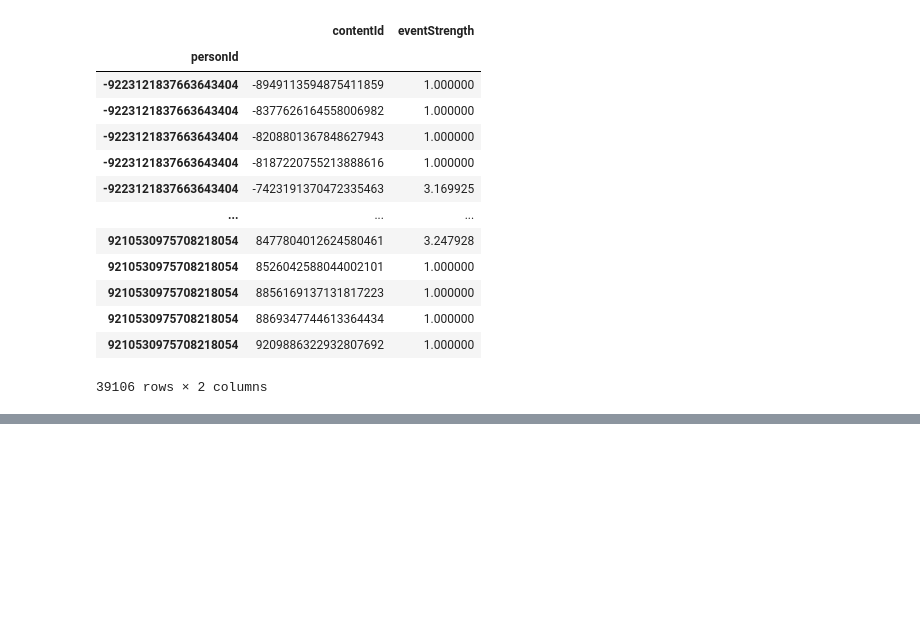
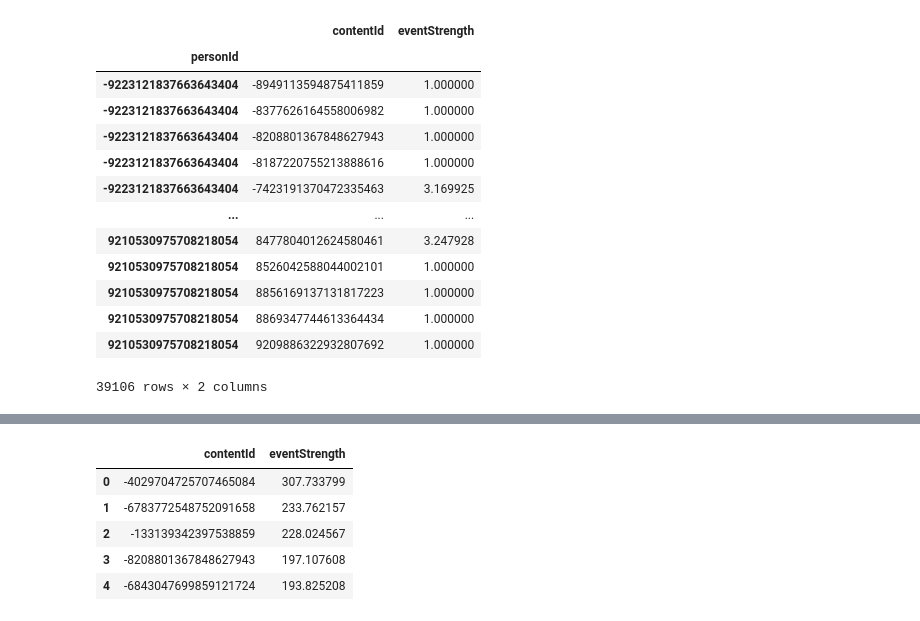
Before and after one commit to JIPiration/kaggles, a Jupyter notebook: Dataset_articles-sharing-and-reading-from-CI&T-DeskDrop/03_recommender-systems-in-python-101.ipynb, the cells around one changed output, grey strips where cells are left out. Cells and saved outputs as stored; diff of their text form; code cells hidden in the pictures; blank space fills up the shorter version.

```diff
--- a/Dataset_articles-sharing-and-reading-from-CI&T-DeskDrop/03_recommender-systems-in-python-101.ipynb
+++ b/Dataset_articles-sharing-and-reading-from-CI&T-DeskDrop/03_recommender-systems-in-python-101.ipynb
@@ -416,0 +423,11 @@ model_evaluator
+# %%
+# Compute the most popular items
+item_popularity_df = interactions_full_df.groupby('contentId')['eventStrength'].sum().sort_values(ascending=False).reset_index()
+item_popularity_df.head()
+# %% [output]
+|  | contentId | eventStrength |
+| 0 | -4029704725707465084 | 307.733799 |
+| 1 | -6783772548752091658 | 233.762157 |
+| 2 | -133139342397538859 | 228.024567 |
+| 3 | -8208801367848627943 | 197.107608 |
+| 4 | -6843047699859121724 | 193.825208 |
```
Also changed, not shown: parts of 14 cells of this notebook.
